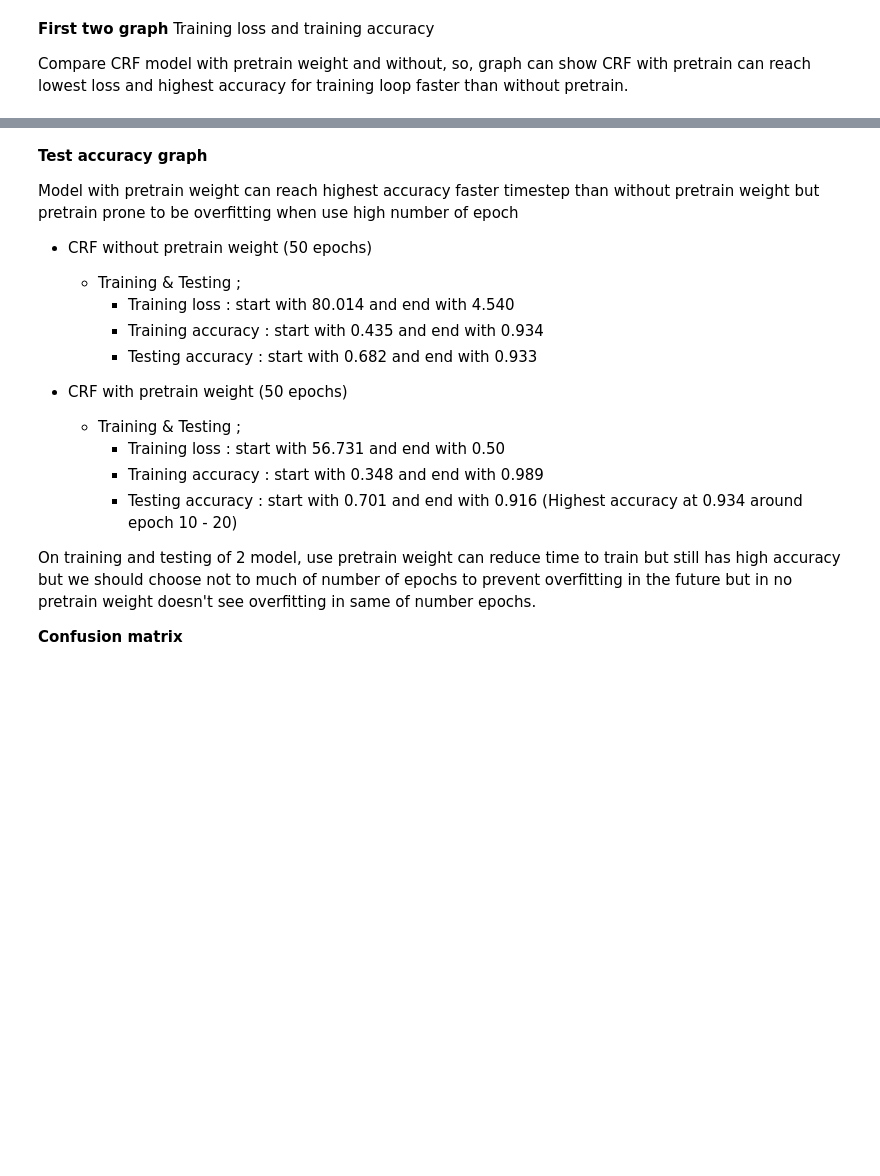
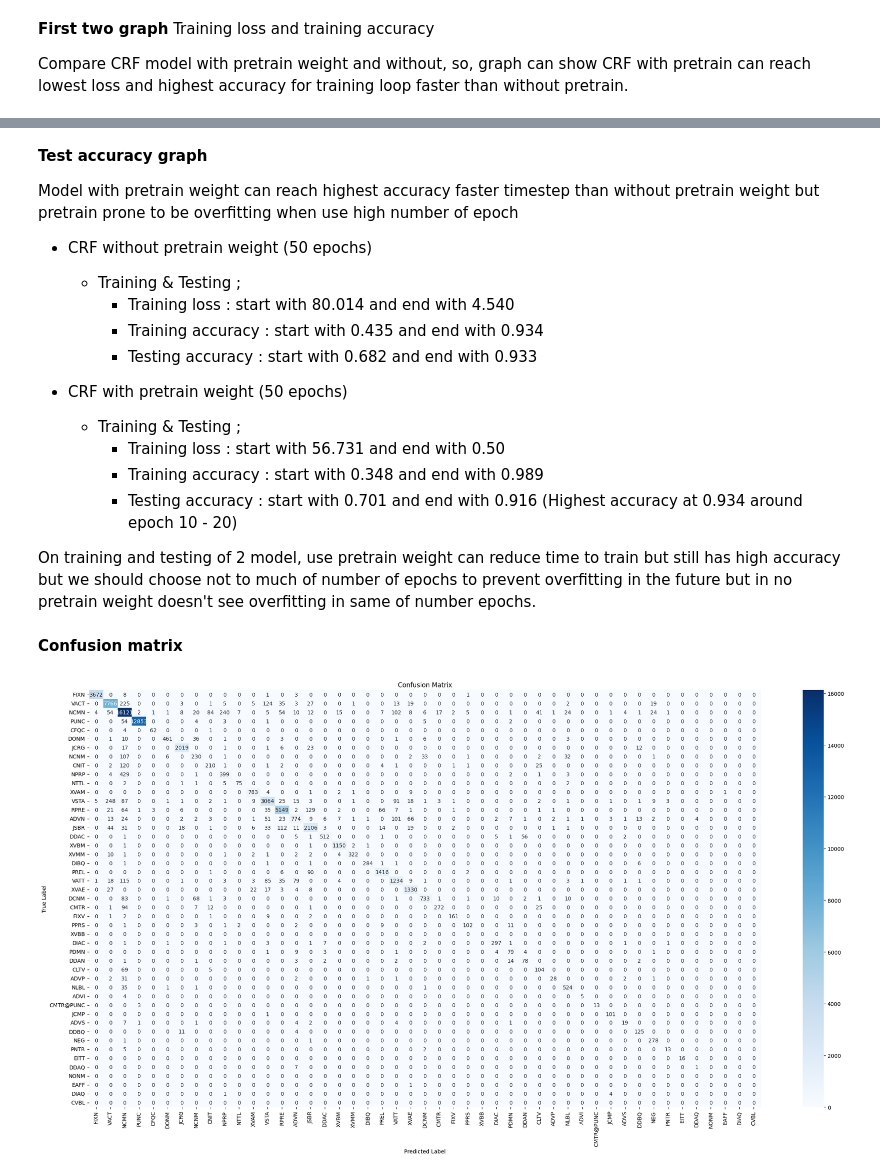
Before and after one commit to boannas/FRA501_NLP, a Jupyter notebook: HW1/HW1_3_PoS_torch.ipynb, the cells around one changed output, grey strips where cells are left out. Drawn from its saved outputs; the diff is of its cells as text; code cells hidden in the pictures; blank space fills up the shorter version.

```diff
--- a/HW1/HW1_3_PoS_torch.ipynb
+++ b/HW1/HW1_3_PoS_torch.ipynb
@@ -986,0 +986,25 @@ evaluation_report(y_test, y_pred_CRF_pm)
+# %%
+import matplotlib.pyplot as plt
+import seaborn as sns
+from sklearn.metrics import confusion_matrix
+def plot_confusion_matrix(y_true, y_pred,label_to_idx):
+    """
+    Plots a confusion matrix for multi-class classification.
+    """
+    idx_to_label = {v: k for k, v in label_to_idx.items()}
+    sorted_labels = sorted(label_to_idx.values())  # Sort by index
+    sorted_labels_text = [idx_to_label[idx] for idx in sorted_labels]
+    # Flatten lists of lists
+    y_true_flat = [tag for sentence in y_true for tag in sentence]
+    y_pred_flat = [tag for sentence in y_pred for tag in sentence]
+
+    # Compute confusion matrix
+    cm = confusion_matrix(y_true_flat, y_pred_flat, labels=sorted_labels)
+
+    # Plot confusion matrix
+    plt.figure(figsize=(28, 14))
+    sns.heatmap(cm, annot=True, fmt="d", cmap="Blues", xticklabels=sorted_labels_text, yticklabels=sorted_labels_text)
+    plt.xlabel("Predicted Label")
+    plt.ylabel("True Label")
+    plt.title("Confusion Matrix")
+    plt.show()
@@ -1025,5 +1080,11 @@ Model with pretrain weight can reach highest accuracy faster timestep than witho
         - Testing accuracy : start with 0.701 and end with 0.916 (Highest accuracy at 0.934 around epoch 10 - 20)
 
 On training and testing of 2 model, use pretrain weight can reduce time to train but still has high accuracy but we should choose not to much of number of epochs to prevent overfitting in the future but in no pretrain weight doesn't see overfitting in same of number epochs.
-
-**Confusion matrix**
+# %% [markdown]
+**Confusion matrix**
+# %%
+# Confusion matrix of No pretrain weight model
+y_pred_CRF_trimmed = [pred[:len(true)] for true, pred in zip(y_test, y_pred_CRF)]
+plot_confusion_matrix(y_test, y_pred_CRF_trimmed, label_to_idx)
+# %% [output]
+[figure, added]
```
Also changed, not shown: parts of 11 cells of this notebook, 26 other files.
